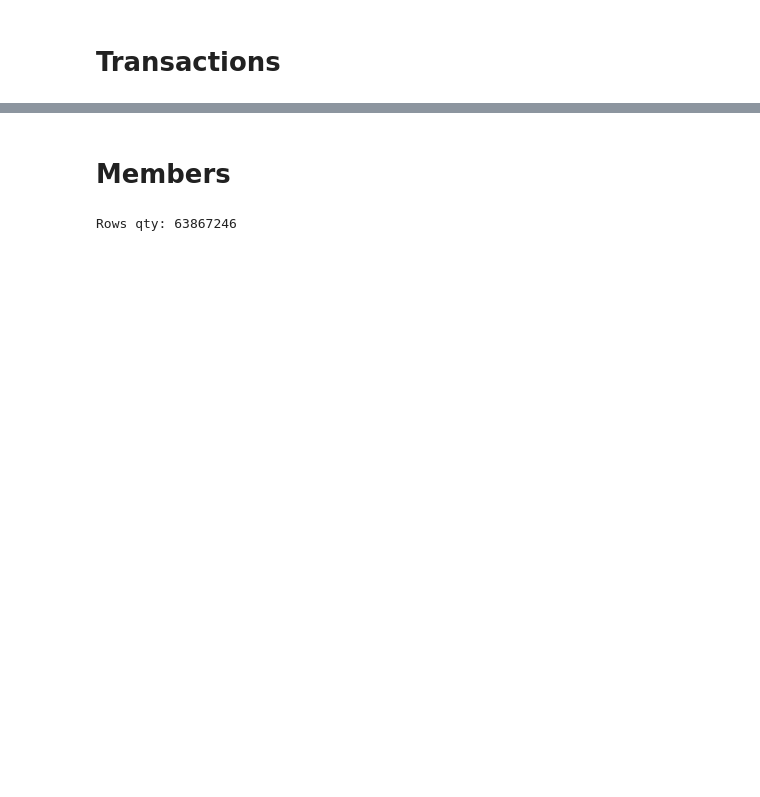
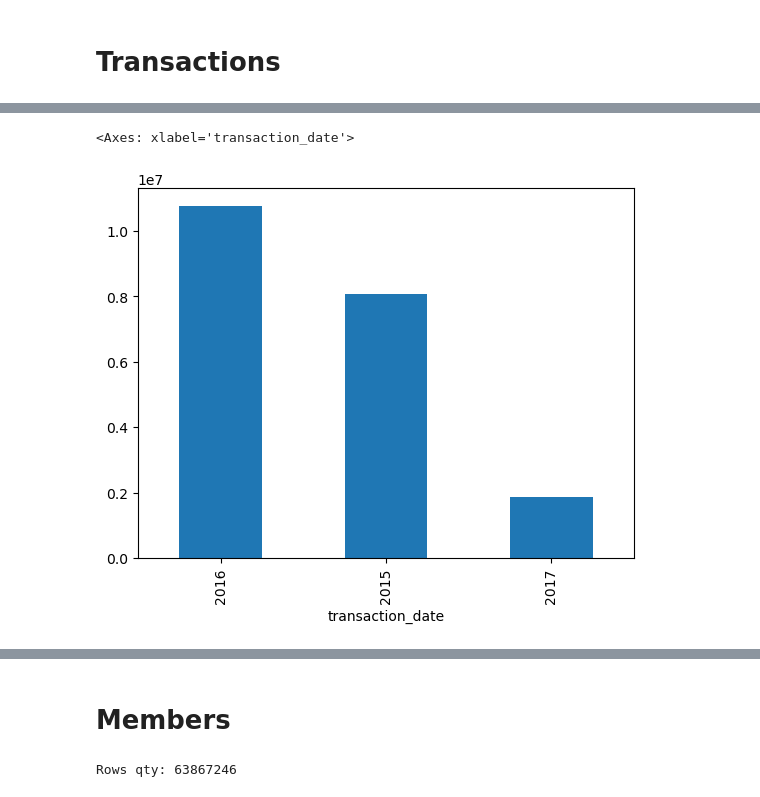
Before and after one commit to CaioAFA/2025-case-data-master-caio-arrabal, a Jupyter notebook: notebooks/01-Data-Exploring.ipynb, the cells around one changed output, grey strips where cells are left out. Saved outputs shown, nothing was run; the diff lists cells and outputs as text; code cells hidden in the pictures; blank space fills up the shorter version.

```diff
--- a/notebooks/01-Data-Exploring.ipynb
+++ b/notebooks/01-Data-Exploring.ipynb
@@ -85,0 +141,5 @@ transactions_df.head()
+# %%
+transactions_df.transaction_date.dt.year.value_counts().plot.bar()
+# %% [output]
+<Axes: xlabel='transaction_date'>
+[figure, added]
```
Also changed, not shown: parts of 37 cells of this notebook, 1 other file.
